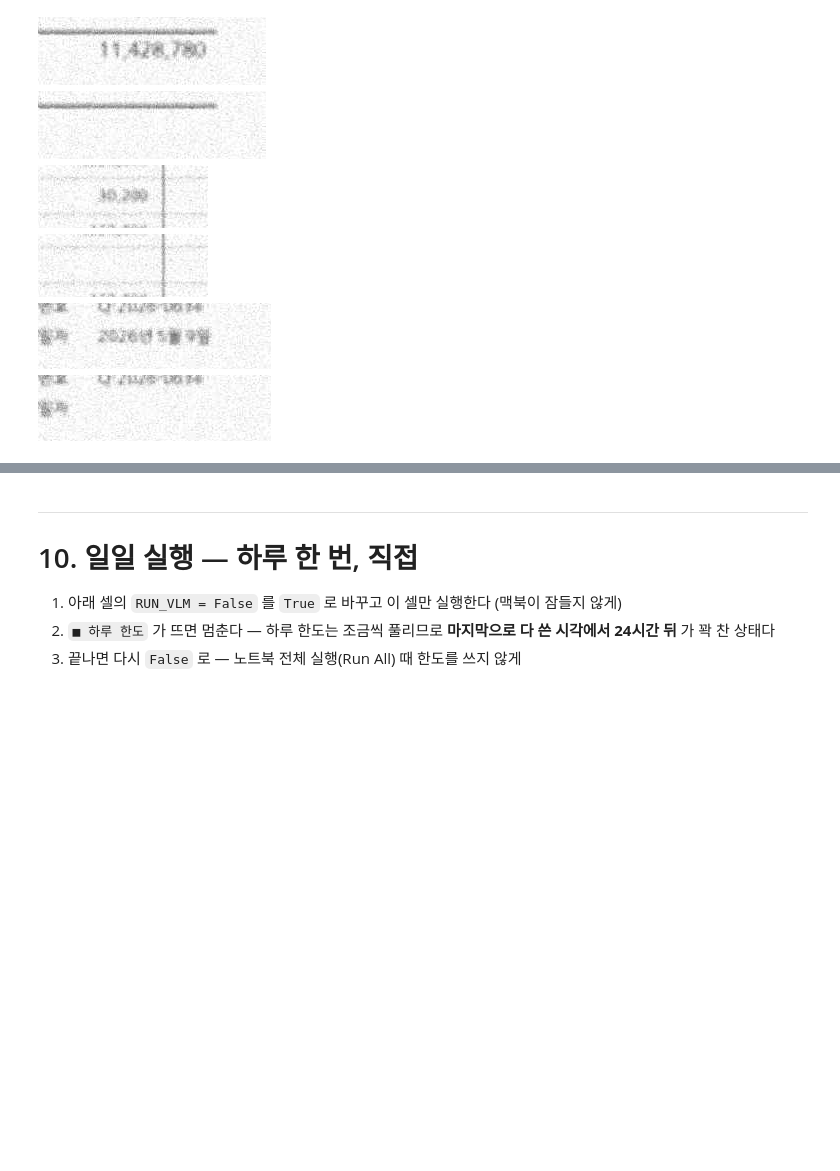
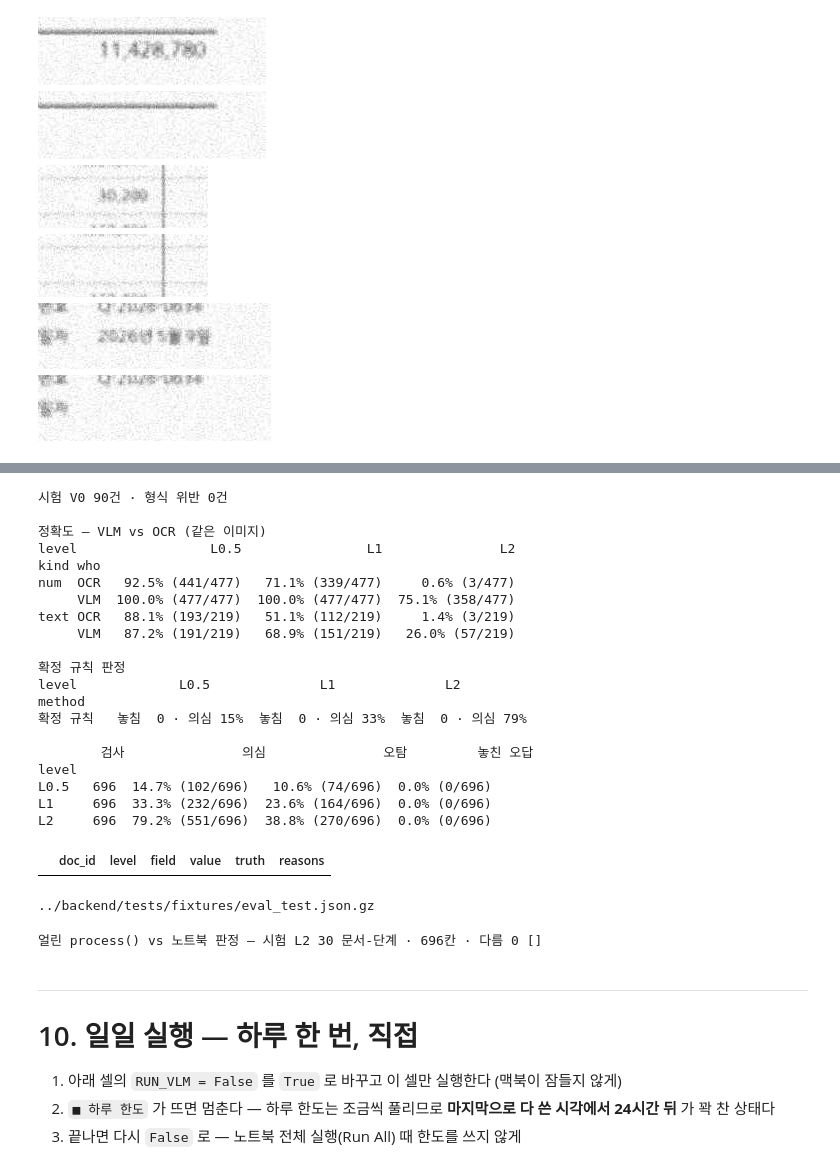
Before and after one commit to songwookun/img-vlm-extractor, a Jupyter notebook: notebooks/02_role_split.ipynb, the cells around one changed output, grey strips where cells are left out. Drawn from its saved outputs; the diff is of its cells as text; code cells hidden in the pictures; blank space fills up the shorter version.

Commit message:
test: 시험용 성적 — 처음 보는 견적서에서 놓친 오답 0·의심 15/33/79%, 얼린 코드 L2 696칸 노트북과 일치 · CLI·재현 평가(API 키 없이 pytest)

```diff
--- a/notebooks/02_role_split.ipynb
+++ b/notebooks/02_role_split.ipynb
@@ -1800,3 +1843,83 @@ data/parity_dev.pkl · 문서-단계 90 · 응답 271 · 칸 2148
+# %%
+TEST, TEST_bad = vlm_rows("V0", PROMPT_V0, seeds=TEST_SEEDS)
+_v3_todo = [(r["seed"], f) for r in TEST if r["level"] == "L2" for f in ("total", "date") if v3_read(r, f) == "미실행"]
+TEST_READY = len(TEST) + len(TEST_bad) == len(TEST_SEEDS) * len(VLM_LEVELS) and not _v3_todo
+
+if not TEST_READY:
+    print(f"아직 다 모이지 않음 — 시험 V0 {len(TEST) + len(TEST_bad)}/{len(TEST_SEEDS) * len(VLM_LEVELS)} · "
+          f"시험 V3 L2 남은 {len(_v3_todo)}칸. 결과는 보지 않는다")
+else:
+    acc, res = [], []
+    for r in TEST:
+        sets = [ocr_cached(r["image"], psm=p) for p in OCR_PSMS]
+        meta = dict(doc_id=f"quote_{r['seed']:03d}", doc_type="quote", level=r["level"], method="확정 규칙")
+        for f in r["truths"]:
+            acc.append({"who": "VLM", "level": r["level"], "kind": f.kind, "ok": correct(f.name, r["x"].get(f.name), f.value)})
+        for o in score_ocr(r["image"], r["truths"]):
+            acc.append({"who": "OCR", "level": r["level"], "kind": o["kind"], "ok": o["ok"]})
+        res += score(frozen_judge(r, sets), r["truths"], **meta)
+    for s, lv in TEST_bad:                              # 형식 위반 = 문서 전체 검토 (정답 칸 전부 '추출 안 됨')
+        res += score([], draw_quote(quote_values(random.Random(s)))[1],
+                     doc_id=f"quote_{s:03d}", doc_type="quote", level=lv, method="확정 규칙")
+    save_ocr_cache()
+    TEST_ACC, TEST_G = pd.DataFrame(acc), pd.DataFrame(res)
+    print(f"시험 V0 {len(TEST)}건 · 형식 위반 {len(TEST_bad)}건\n")
+    print("정확도 — VLM vs OCR (같은 이미지)")
+    print(TEST_ACC.pivot_table(index=["kind", "who"], columns="level", values="ok", aggfunc=pct)[VLM_LEVELS].to_string(), "\n")
+    print("확정 규칙 판정")
+    print(short(TEST_G).to_string(), "\n")
+    print(report(TEST_G, by=("level",)).reindex(VLM_LEVELS).to_string())
+    display(TEST_G[TEST_G.outcome == "놓친 오답"][["doc_id", "level", "field", "value", "truth", "reasons"]])
+    print(eval_export(TEST, TEST_bad, "test"))
+# %% [output]
+시험 V0 90건 · 형식 위반 0건
+
+정확도 — VLM vs OCR (같은 이미지)
+level                 L0.5                L1               L2
+kind who
+num  OCR   92.5% (441/477)   71.1% (339/477)     0.6% (3/477)
+     VLM  100.0% (477/477)  100.0% (477/477)  75.1% (358/477)
+text OCR   88.1% (193/219)   51.1% (112/219)     1.4% (3/219)
+     VLM   87.2% (191/219)   68.9% (151/219)   26.0% (57/219)
+
+확정 규칙 판정
+level             L0.5              L1              L2
+method
+확정 규칙   놓침  0 · 의심 15%  놓침  0 · 의심 33%  놓침  0 · 의심 79%
+
+        검사               의심               오탐         놓친 오답
+level
+L0.5   696  14.7% (102/696)   10.6% (74/696)  0.0% (0/696)
+L1     696  33.3% (232/696)  23.6% (164/696)  0.0% (0/696)
+L2     696  79.2% (551/696)  38.8% (270/696)  0.0% (0/696)
+|  | doc_id | level | field | value | truth | reasons |
+../backend/tests/fixtures/eval_test.json.gz
+# %%
+import sys
+sys.path.insert(0, str(Path("../backend").resolve()))
+from app.engine.pipeline import process
+
+def frozen_parity(rows):
+    """캐시된 VLM 응답과 OCR 을 얼린 process() 에 넣어 노트북 판정과 칸 단위로 비교 (API 0)"""
+    responses = {k[:2]: v["response"]["choices"][0]["message"]["content"]
+                 for k, v in _vlm.items() if v["seed"] in TEST_SEEDS and (v["variant"] == "V0" or v["variant"].startswith("V3:"))}
+    chat = lambda img, prompt, _: responses[(md5(img.tobytes()), md5(prompt.encode()))]
+    cells, diff = 0, []
+    for r in rows:
+        sets = [ocr_cached(r["image"], psm=p) for p in OCR_PSMS]
+        got = [asdict(v) for v in process(r["image"], chat, read_ocr=lambda _, s=sets: s, today=PROCESS_DATE).verdicts]
+        want = [asdict(v) for v in frozen_judge(r, sets)]
+        cells += len(want)
+        diff += [(r["seed"], w["field"]) for w, g in zip(want, got) if w != g]
+        diff += [(r["seed"], "칸 수 다름")] if len(want) != len(got) else []
+    return cells, diff
+
+if TEST_READY:                                          # process() 는 V3 를 늘 부른다 — 시험용 V3 응답은 L2 에만 있다
+    _l2 = [r for r in TEST if r["level"] == "L2"]
+    _cells, _diff = frozen_parity(_l2)
+    print(f"얼린 process() vs 노트북 판정 — 시험 L2 {len(_l2)} 문서-단계 · {_cells}칸 · 다름 {len(_diff)}", _diff[:10])
+# %% [output]
+얼린 process() vs 노트북 판정 — 시험 L2 30 문서-단계 · 696칸 · 다름 0 []
 # %% [markdown]
 ---
 
```
Also changed, not shown: parts of 5 cells of this notebook, 15 other files.
